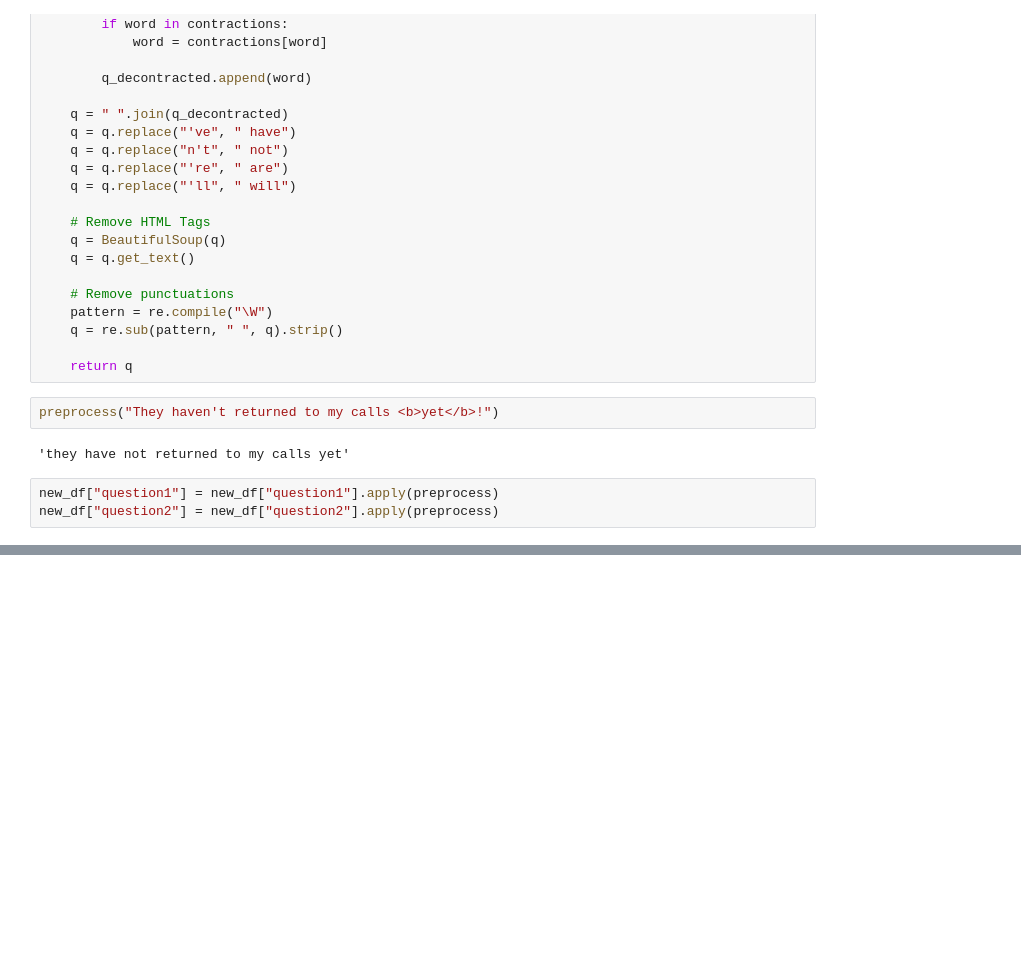
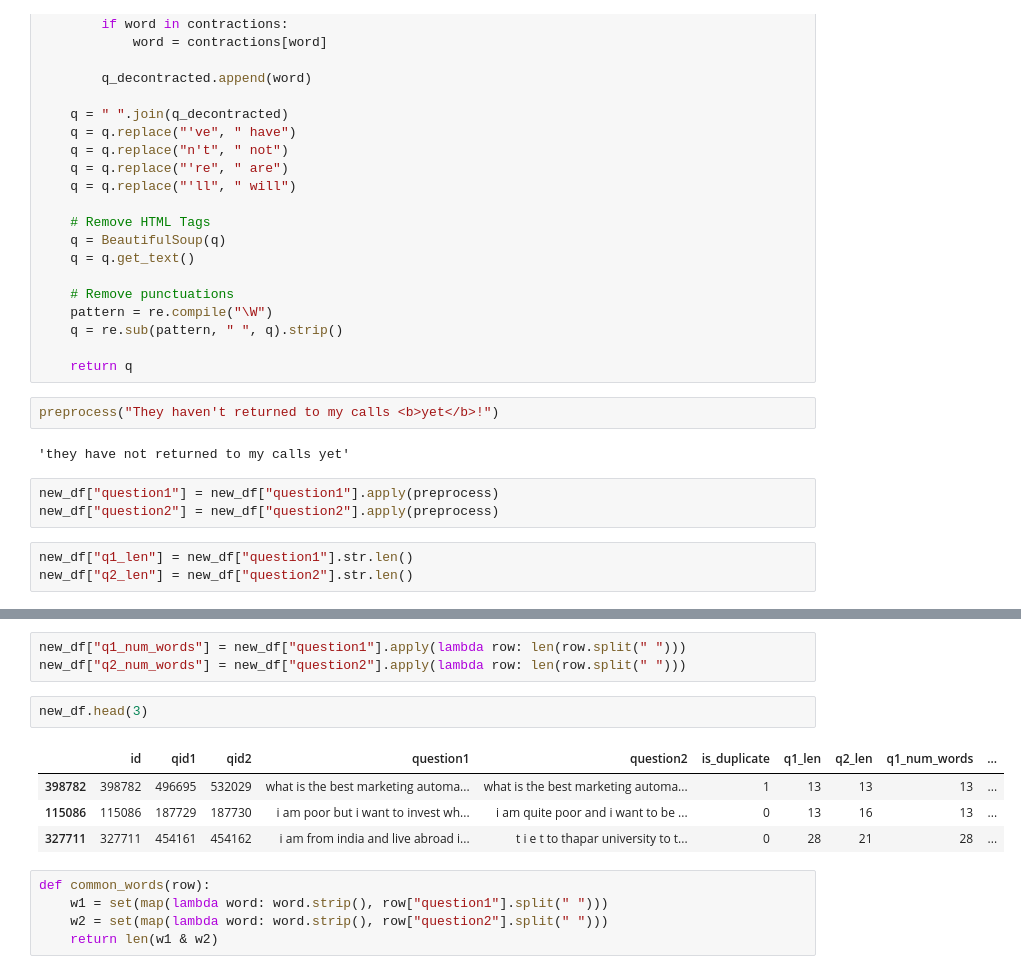
Before and after one commit to scharanruka/ml-study, a Jupyter notebook: natural-language-processing/08-duplicate-ques-pairs-preprocessing.ipynb, the cells around one changed output, grey strips where cells are left out. Drawn from its saved outputs; the diff is of its cells as text; blank space fills up the shorter version.

```diff
--- a/natural-language-processing/08-duplicate-ques-pairs-preprocessing.ipynb
+++ b/natural-language-processing/08-duplicate-ques-pairs-preprocessing.ipynb
@@ -193,3 +193,6 @@ preprocess("They haven't returned to my calls <b>yet</b>!")
 # %%
 new_df["question1"] = new_df["question1"].apply(preprocess)
 new_df["question2"] = new_df["question2"].apply(preprocess)
+# %%
+new_df["q1_len"] = new_df["question1"].str.len()
+new_df["q2_len"] = new_df["question2"].str.len()
@@ -195,0 +206,15 @@ new_df["question2"] = new_df["question2"].apply(preprocess)
+# %%
+new_df["q1_num_words"] = new_df["question1"].apply(lambda row: len(row.split(" ")))
+new_df["q2_num_words"] = new_df["question2"].apply(lambda row: len(row.split(" ")))
+# %%
+new_df.head(3)
+# %% [output]
+|  | id | qid1 | qid2 | question1 | question2 | is_duplicate | q1_len | q2_len | q1_num_words | ... |
+| 398782 | 398782 | 496695 | 532029 | what is the best marketing automa... | what is the best marketing automa... | 1 | 13 | 13 | 13 | ... |
+| 115086 | 115086 | 187729 | 187730 | i am poor but i want to invest wh... | i am quite poor and i want to be ... | 0 | 13 | 16 | 13 | ... |
+| 327711 | 327711 | 454161 | 454162 | i am from india and live abroad i... | t i e t to thapar university to t... | 0 | 28 | 21 | 28 | ... |
+# %%
+def common_words(row):
+    w1 = set(map(lambda word: word.strip(), row["question1"].split(" ")))
+    w2 = set(map(lambda word: word.strip(), row["question2"].split(" ")))
+    return len(w1 & w2)
```
Also changed, not shown: parts of 21 cells of this notebook, 6 other files.
